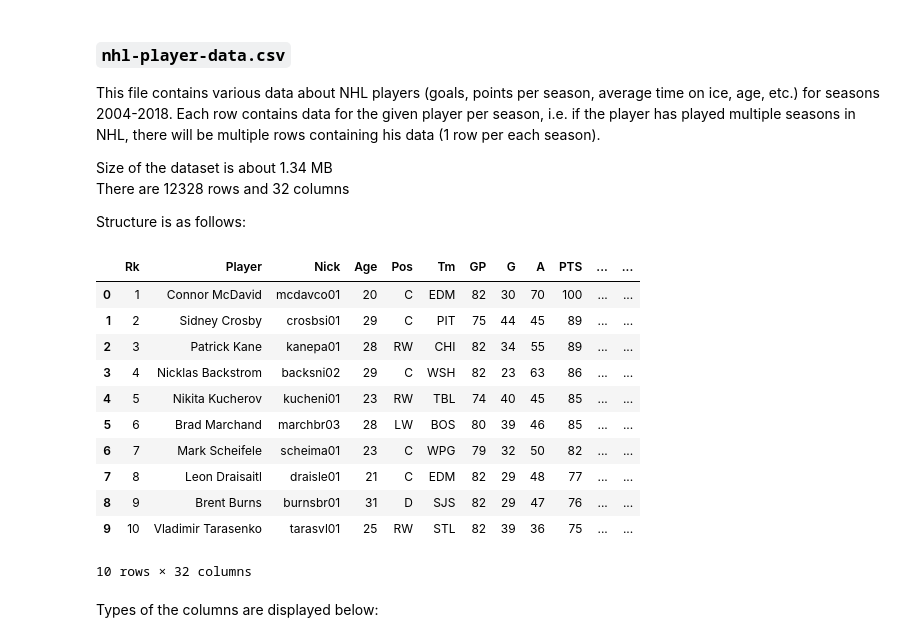
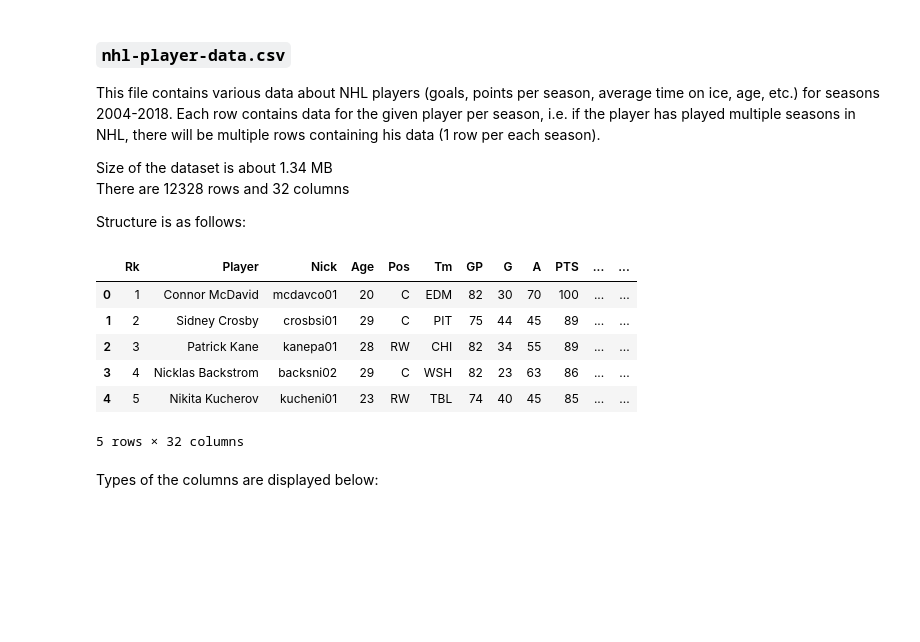
Before and after one commit to VL-CZ/NDBI048-data-science, a Jupyter notebook: homework/NHL-data-report.ipynb, the cells around one changed output. Saved outputs shown, nothing was run; the diff lists cells and outputs as text; code cells hidden in the pictures; blank space fills up the shorter version.

```diff
--- a/homework/NHL-data-report.ipynb
+++ b/homework/NHL-data-report.ipynb
@@ -60,20 +55,15 @@ There are 12328 rows and 32 columns
 Structure is as follows:
 # %%
 df = pd.read_csv("data/nhl-player-data.csv")
-df.head(10)
+df.head(5)
 # %% [output]
 |  | Rk | Player | Nick | Age | Pos | Tm | GP | G | A | PTS | ... | ... |
 | 0 | 1 | Connor McDavid | mcdavco01 | 20 | C | EDM | 82 | 30 | 70 | 100 | ... | ... |
 | 1 | 2 | Sidney Crosby | crosbsi01 | 29 | C | PIT | 75 | 44 | 45 | 89 | ... | ... |
 | 2 | 3 | Patrick Kane | kanepa01 | 28 | RW | CHI | 82 | 34 | 55 | 89 | ... | ... |
 | 3 | 4 | Nicklas Backstrom | backsni02 | 29 | C | WSH | 82 | 23 | 63 | 86 | ... | ... |
 | 4 | 5 | Nikita Kucherov | kucheni01 | 23 | RW | TBL | 74 | 40 | 45 | 85 | ... | ... |
-| 5 | 6 | Brad Marchand | marchbr03 | 28 | LW | BOS | 80 | 39 | 46 | 85 | ... | ... |
-| 6 | 7 | Mark Scheifele | scheima01 | 23 | C | WPG | 79 | 32 | 50 | 82 | ... | ... |
-| 7 | 8 | Leon Draisaitl | draisle01 | 21 | C | EDM | 82 | 29 | 48 | 77 | ... | ... |
-| 8 | 9 | Brent Burns | burnsbr01 | 31 | D | SJS | 82 | 29 | 47 | 76 | ... | ... |
-| 9 | 10 | Vladimir Tarasenko | tarasvl01 | 25 | RW | STL | 82 | 39 | 36 | 75 | ... | ... |
-10 rows × 32 columns
+5 rows × 32 columns
 # %% [markdown]
 Types of the columns are displayed below:
 # %%
```
Also changed, not shown: parts of 20 cells of this notebook, 1 other file.
